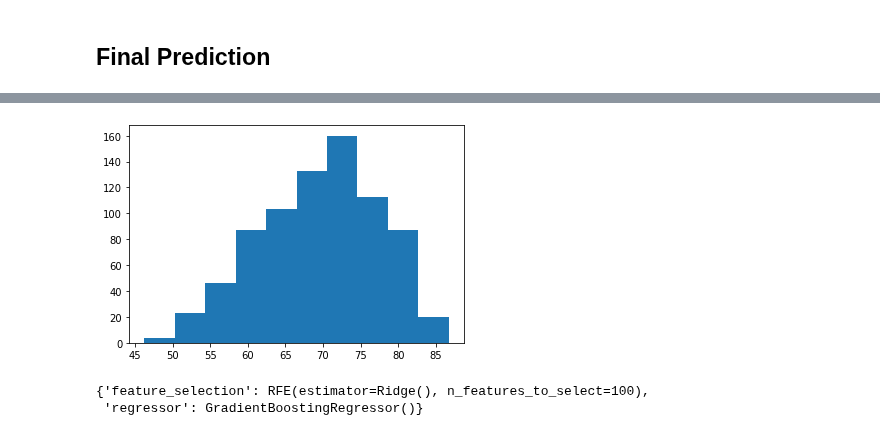
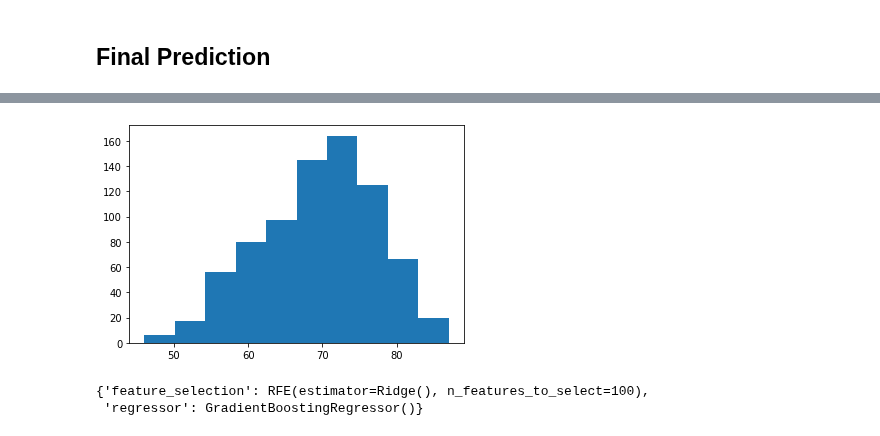
Before and after one commit to LukeAndrewSmith/AML, a Jupyter notebook: Task_1/Solution/Pipelines/0_Lea_playground.ipynb, the cells around one changed output, grey strips where cells are left out. Drawn from its saved outputs; the diff is of its cells as text; code cells hidden in the pictures.

```diff
--- a/Task_1/Solution/Pipelines/0_Lea_playground.ipynb
+++ b/Task_1/Solution/Pipelines/0_Lea_playground.ipynb
@@ -104,7 +104,7 @@ Missing values after outlier detection:
 # %% [markdown]
 multivariate
 # %%
-x_train, y_train, missing_values = Outlier_Detection_ND.magic_indices(x_train,y_train,n_outliers=25, mask=missing_values)
+x_train, y_train, missing_values = Outlier_Detection_ND.magic_indices(x_train,y_train,n_outliers=50, mask=missing_values)
 ## hp
 # %% [markdown]
 ### Second (more sophisticated) Imputation
@@ -148,7 +147,7 @@ Missing values after second round of imputation:
  #   ('regressor', xgb.XGBRegressor())])
 
 pipe = Pipeline([('feature_selection', RFE(Ridge(), n_features_to_select=50)),
-    ('regressor', xgb.XGBRegressor(max_depth=7, n_estimators=300, learning_rate=0.1, alpha=1, objective='reg:squarederror'))])
+    ('regressor', xgb.XGBRegressor(max_depth=6, n_estimators=200, learning_rate=0.05, alpha=1, objective='reg:squarederror'))])
 # %% [markdown]
 ### Cross Validation
 # %%
@@ -178,13 +163,13 @@ Pipeline(steps=[('feature_selection',
 # %%
 
 # Note: They said no outliers were introduced in x_test so no need to perform outlier detection
 y_pred = pipe.predict(x_test)
 plt.hist(y_pred)
 
 y_pred_pd = pd.DataFrame(data=y_pred, columns=["y"])
-y_pred_pd.to_csv('../../Predictions/RFE40_GradientBoosting_tuned.csv', index_label='id')
+y_pred_pd.to_csv('../../Predictions/RFE50_xgb_deep_magic50_tuned.csv', index_label='id')
 # %% [output]
-[figure, old version]
+[figure, new version]
 # %%
 pipe.named_steps
 # %% [output]
```
Also changed, not shown: parts of 3 cells of this notebook, 2 other files.
